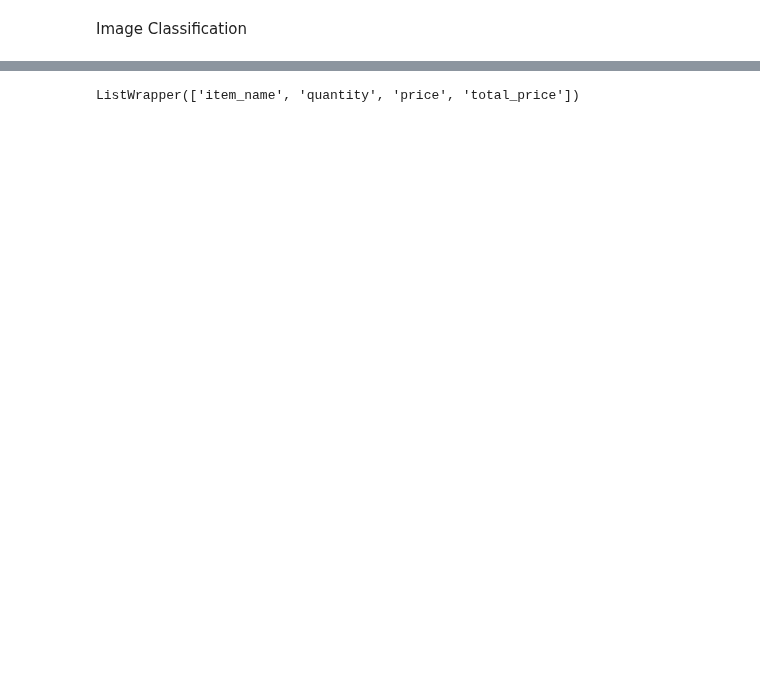
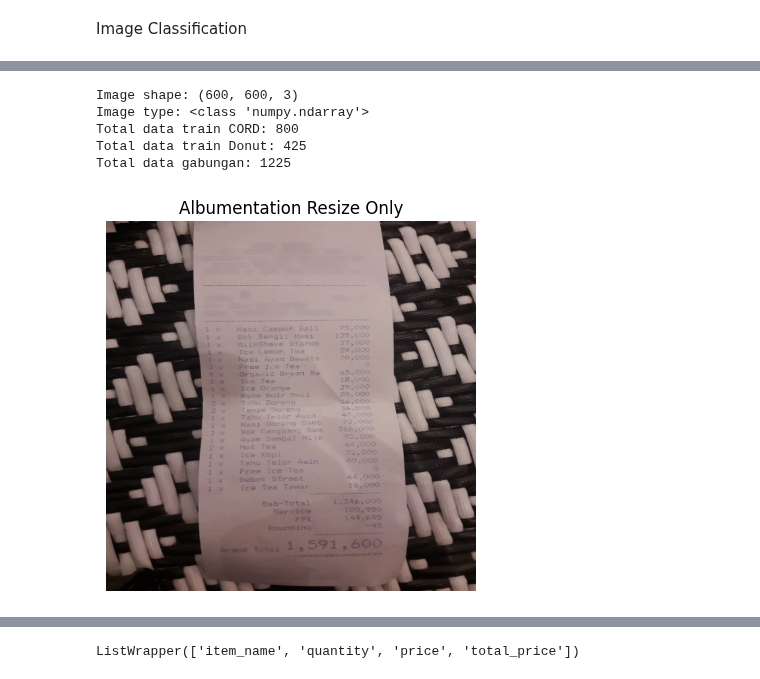
Before and after one commit to fitristachan/invoice-image-processing, a Jupyter notebook: model_ver_1.ipynb, the cells around one changed output, grey strips where cells are left out. Saved outputs shown, nothing was run; the diff lists cells and outputs as text; code cells hidden in the pictures; blank space fills up the shorter version.

Commit message:
Kaggle Notebook | Skripsi image class model | Version 15

```diff
--- a/model_ver_1.ipynb
+++ b/model_ver_1.ipynb
@@ -113,6 +109,81 @@ Model: "resnet50v2"
  Total params: 23,564,800 (89.89 MB)
  Trainable params: 23,519,360 (89.72 MB)
  Non-trainable params: 45,440 (177.50 KB)
+# %%
+from datasets import concatenate_datasets
+import albumentations as A
+from albumentations.pytorch import ToTensorV2
+import numpy as np
+from PIL import Image
+import torch
+
+# Load individual datasets
+train_cord = DatasetReceipt("naver-clova-ix/cord-v2", "train")
+val_cord = DatasetReceipt("naver-clova-ix/cord-v2", "validation")
+train_donut = DatasetReceipt("katanaml-org/invoices-donut-data-v1", "train")
+val_donut = DatasetReceipt("katanaml-org/invoices-donut-data-v1", "validation")
+
+class CombinedDataset:
+    def __init__(self, dataset, image_size=(600, 600), is_train=True):
+        self.dataset = dataset
+        self.image_size = image_size
+
+        self.transform = A.Compose([
+            A.Resize(height=image_size[0], width=image_size[1])
+        ])
+
+    def __len__(self):
+        return len(self.dataset)
+
+    def __getitem__(self, idx):
+        sample = self.dataset[idx]
+
+        img = sample.get("image", sample.get("img"))
+        if isinstance(img, Image.Image):
+            img = np.array(img.convert("RGB"))
+
+        img = self.transform(image=img)["image"]  # [H, W, C], ready buat TF
+
+        return {
+            "image": img.astype(np.uint8),
+            "quantities": torch.tensor(sample.get("quantities", [])),
+            "prices": torch.tensor(sample.get("prices", [])),
+            "total_price": torch.tensor(float(sample.get("total_price", 0))),
+            "item_names": sample.get("item_names", [])
+        }
+
+# Cara penggunaan:
+combined_train = concatenate_datasets([train_cord.dataset, train_donut.dataset])
+combined_val = concatenate_datasets([val_cord.dataset, val_donut.dataset])
+
+train_dataset = CombinedDataset(combined_train, is_train=True)
+val_dataset = CombinedDataset(combined_val, is_train=False)
+
+# Verifikasi
+sample = train_dataset[0]
+print(f"Image shape: {sample['image'].shape}")  # Harusnya [3, 600, 600]
+print(f"Image type: {type(sample['image'])}")  # torch.Tensor
+
+print(f"Total data train CORD: {len(train_cord)}")
+print(f"Total data train Donut: {len(train_donut)}")
+print(f"Total data gabungan: {len(train_dataset)}")
+
+# Verifikasi jumlah harus sama dengan penjumlahan
+assert len(train_dataset) == len(train_cord) + len(train_donut), "Jumlah data tidak sesuai!"
+
+# Ambil satu sampel
+sample = train_dataset[0]
+plt.imshow(sample["image"])
+plt.axis("off")
+plt.title("Albumentation Resize Only")
+plt.show()
+# %% [output]
+Image shape: (600, 600, 3)
+Image type: <class 'numpy.ndarray'>
+Total data train CORD: 800
+Total data train Donut: 425
+Total data gabungan: 1225
+[figure, added]
 # %%
 import tensorflow as tf
 from tensorflow.keras.applications import ResNet50V2
```
Also changed, not shown: parts of 17 cells of this notebook.
